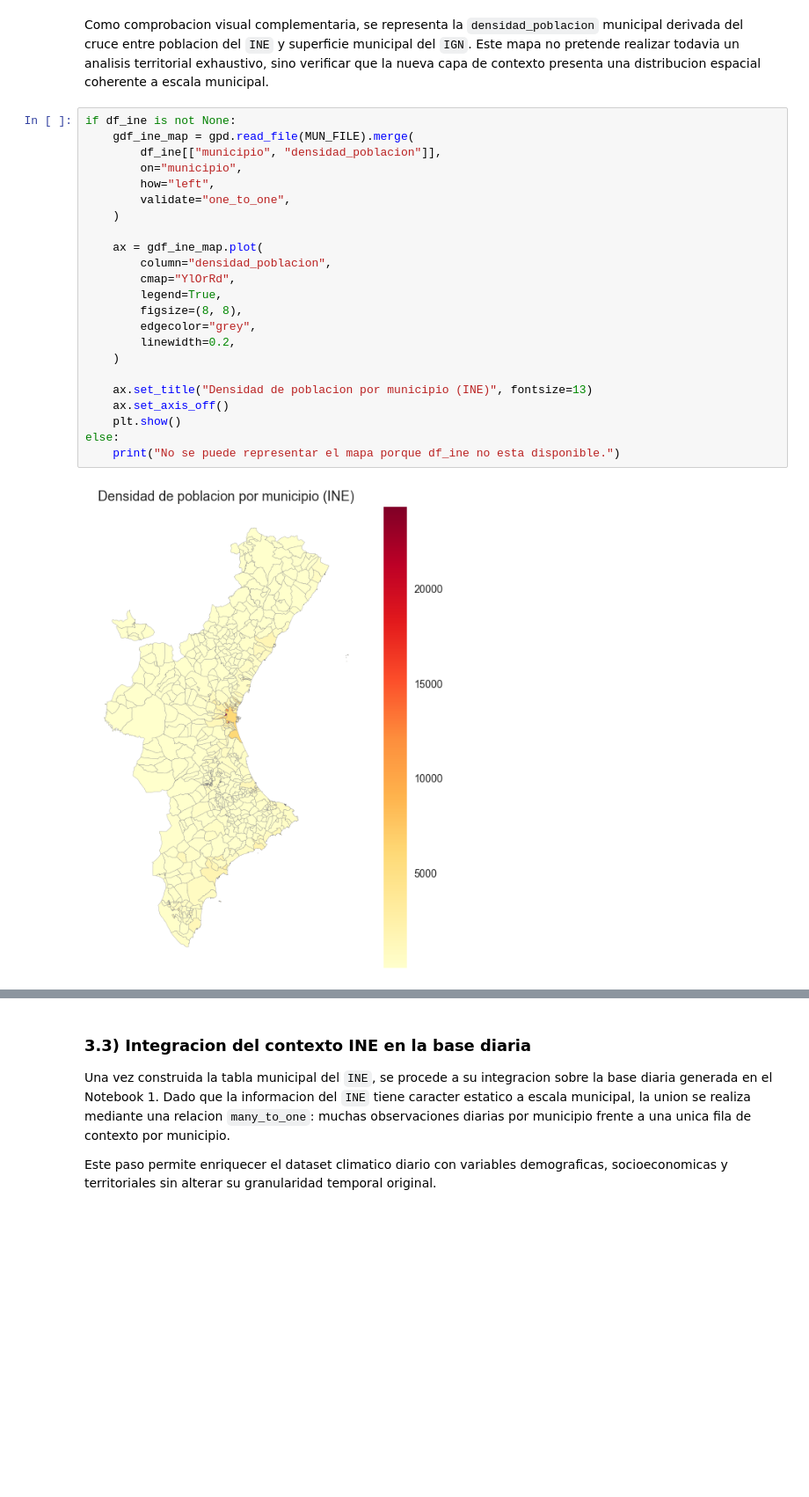
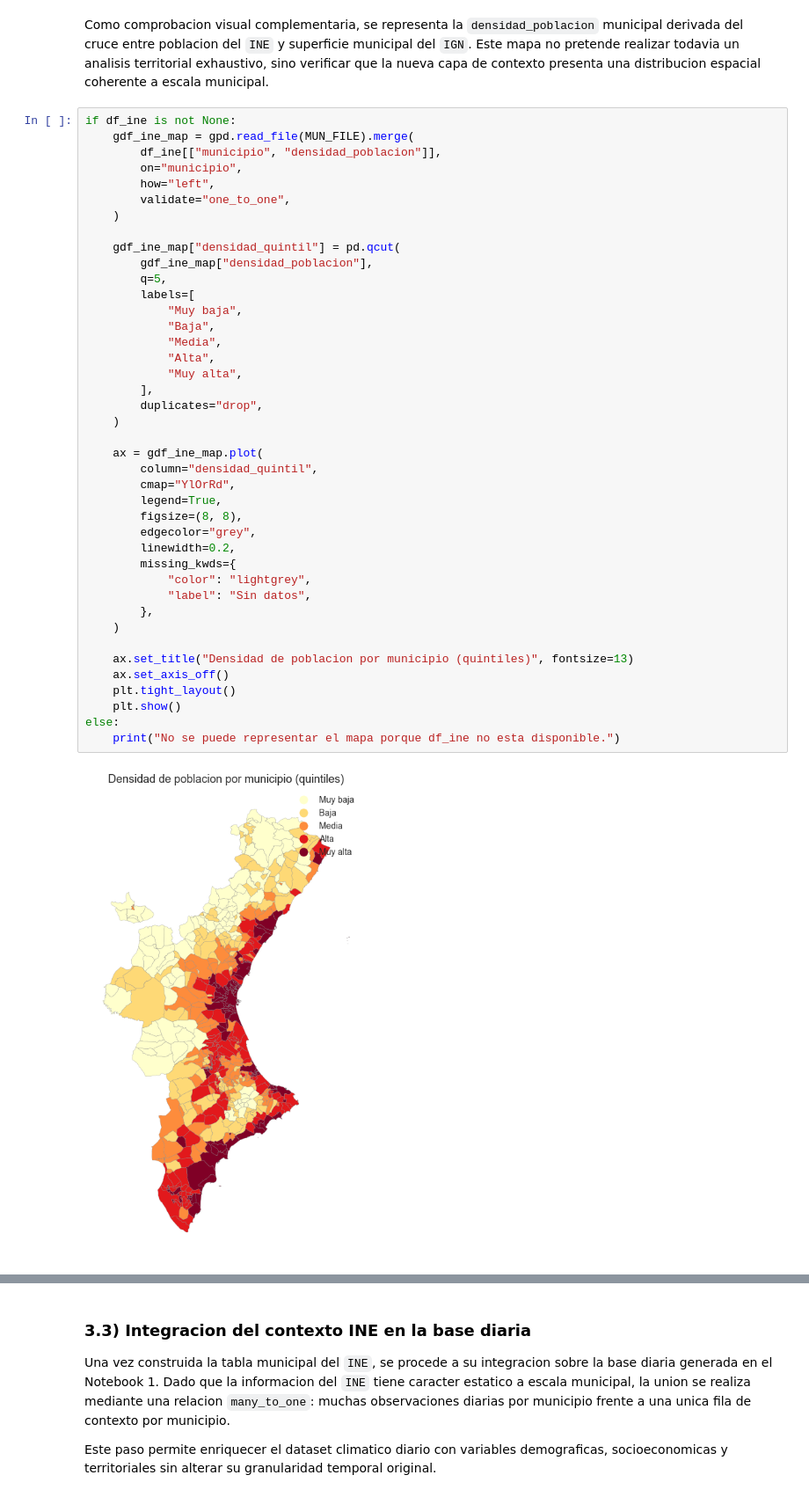
Before and after one commit to gonzalolarriba/modelo-geoespacial-riesgo-climatico, a Jupyter notebook: notebooks/notebook_2_ing_fuentes_complementarias.ipynb, the cells around one changed output, grey strips where cells are left out. Shown at 88% size. Cells and saved outputs as stored; diff of their text form; blank space fills up the shorter version.

```diff
--- a/notebooks/notebook_2_ing_fuentes_complementarias.ipynb
+++ b/notebooks/notebook_2_ing_fuentes_complementarias.ipynb
@@ -243,26 +243,44 @@ Como comprobacion visual complementaria, se representa la `densidad_poblacion` m
 # %%
 if df_ine is not None:
     gdf_ine_map = gpd.read_file(MUN_FILE).merge(
         df_ine[["municipio", "densidad_poblacion"]],
         on="municipio",
         how="left",
         validate="one_to_one",
     )
 
+    gdf_ine_map["densidad_quintil"] = pd.qcut(
+        gdf_ine_map["densidad_poblacion"],
+        q=5,
+        labels=[
+            "Muy baja",
+            "Baja",
+            "Media",
+            "Alta",
+            "Muy alta",
+        ],
+        duplicates="drop",
+    )
+
     ax = gdf_ine_map.plot(
-        column="densidad_poblacion",
+        column="densidad_quintil",
         cmap="YlOrRd",
         legend=True,
         figsize=(8, 8),
         edgecolor="grey",
         linewidth=0.2,
+        missing_kwds={
+            "color": "lightgrey",
+            "label": "Sin datos",
+        },
     )
 
-    ax.set_title("Densidad de poblacion por municipio (INE)", fontsize=13)
+    ax.set_title("Densidad de poblacion por municipio (quintiles)", fontsize=13)
     ax.set_axis_off()
+    plt.tight_layout()
     plt.show()
 else:
     print("No se puede representar el mapa porque df_ine no esta disponible.")
 # %% [output]
-[figure, old version]
+[figure, new version]
 # %% [markdown]
```
Also changed, not shown: parts of 18 cells of this notebook.
